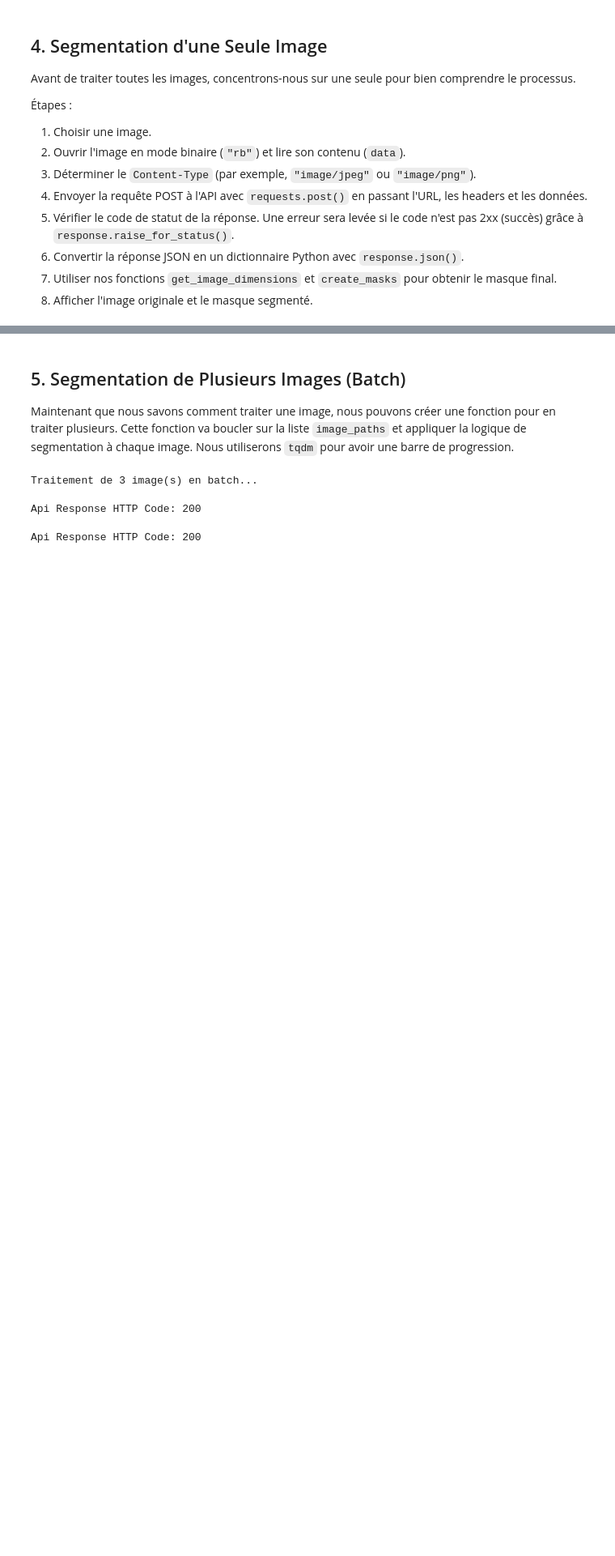
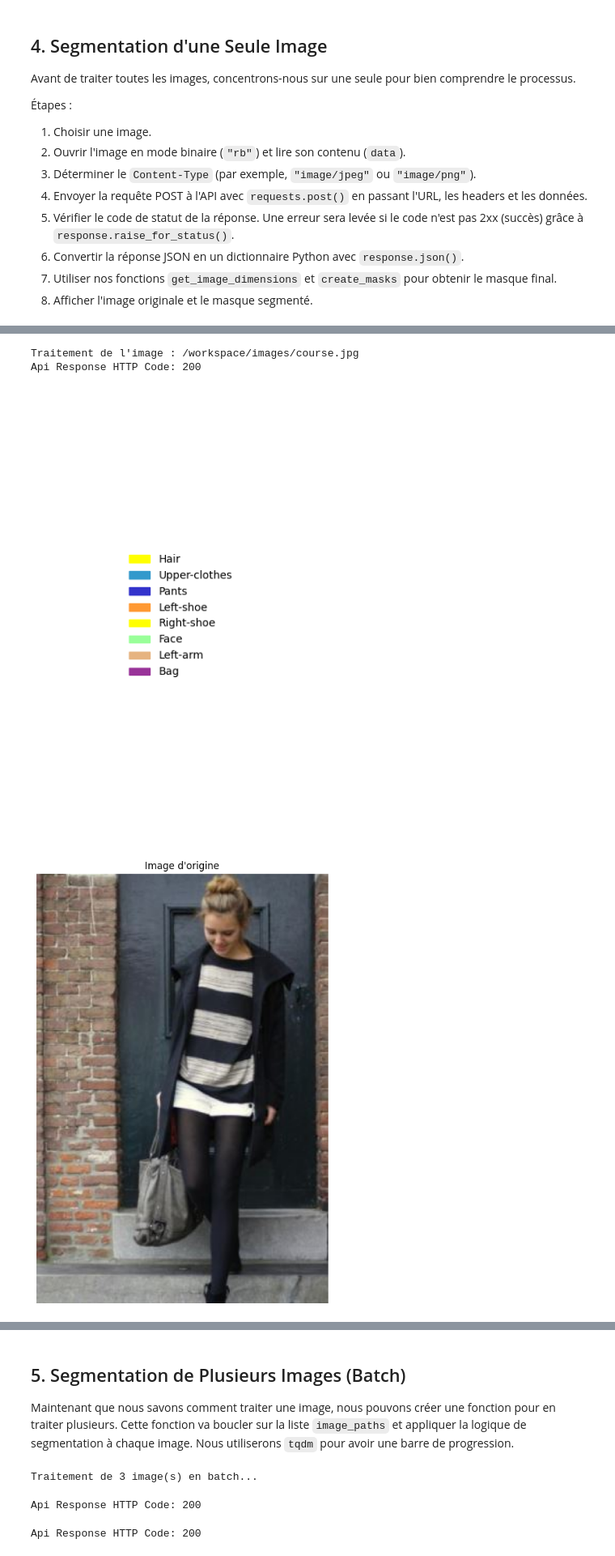
Before and after one commit to mgonzalez117/ai-engineer, a Jupyter notebook: p2/src/huggingface_api_cloth_seg.ipynb, the cells around one changed output, grey strips where cells are left out. Shown at 81% size. Cells and saved outputs as stored; diff of their text form; code cells hidden in the pictures; blank space fills up the shorter version.

Commit message:
[Project 2] Batch segmentation with image, masks and masks+image

```diff
--- a/p2/src/huggingface_api_cloth_seg.ipynb
+++ b/p2/src/huggingface_api_cloth_seg.ipynb
@@ -214,24 +214,3 @@ Avant de traiter toutes les images, concentrons-nous sur une seule pour bien com
 6.  Convertir la réponse JSON en un dictionnaire Python avec `response.json()`.
 7.  Utiliser nos fonctions `get_image_dimensions` et `create_masks` pour obtenir le masque final.
 8.  Afficher l'image originale et le masque segmenté.
-# %%
-# fonctions pour le traitement d'une seule image
-def request_for_image(path):
-    computed_image = None
-    try:
-     with open(single_image_path, 'rb') as f:
-        image_data = f.read()
-        content_type = mimetypes.guess_type(single_image_path)[0]
-        response = requests.post(
-            API_URL,
-            headers={**headers, 'Content-Type': content_type},
-            data=image_data
-        )
-
-        print(f'Api Response HTTP Code: {response.status_code}')
-        computed_image = response.json()
-
-    except Exception as e:
-        print(f"Une erreur est survenue : {e}")
-
-    return computed_image
@@ -295,0 +317,27 @@ Api Response HTTP Code: 200
+# %%
+if image_paths:
+    single_image_path = image_paths[2]
+    print(f"Traitement de l'image : {single_image_path}")
+
+    try:
+        # 1. Appel à l'API
+        computed_image = request_for_image(single_image_path)
+
+        # 2. Création du masque
+        original_img = Image.open(single_image_path).convert("RGB")
+        width, height = get_image_dimensions(single_image_path)
+        final_masks = create_masks(computed_image, width, height)
+
+        display_legend(final_masks)
+        display_image(original_img)
+        display_masks(original_img, final_masks)
+
+    except Exception as e:
+        print(f"Une erreur est survenue : {e}")
+else:
+    print("Aucune image à traiter. Vérifiez la configuration de 'image_dir' et 'max_images'.")
+# %% [output]
+Traitement de l'image : /workspace/images/course.jpg
+Api Response HTTP Code: 200
+[figure, added]
+[figure, added]
```
Also changed, not shown: parts of 7 cells of this notebook.
